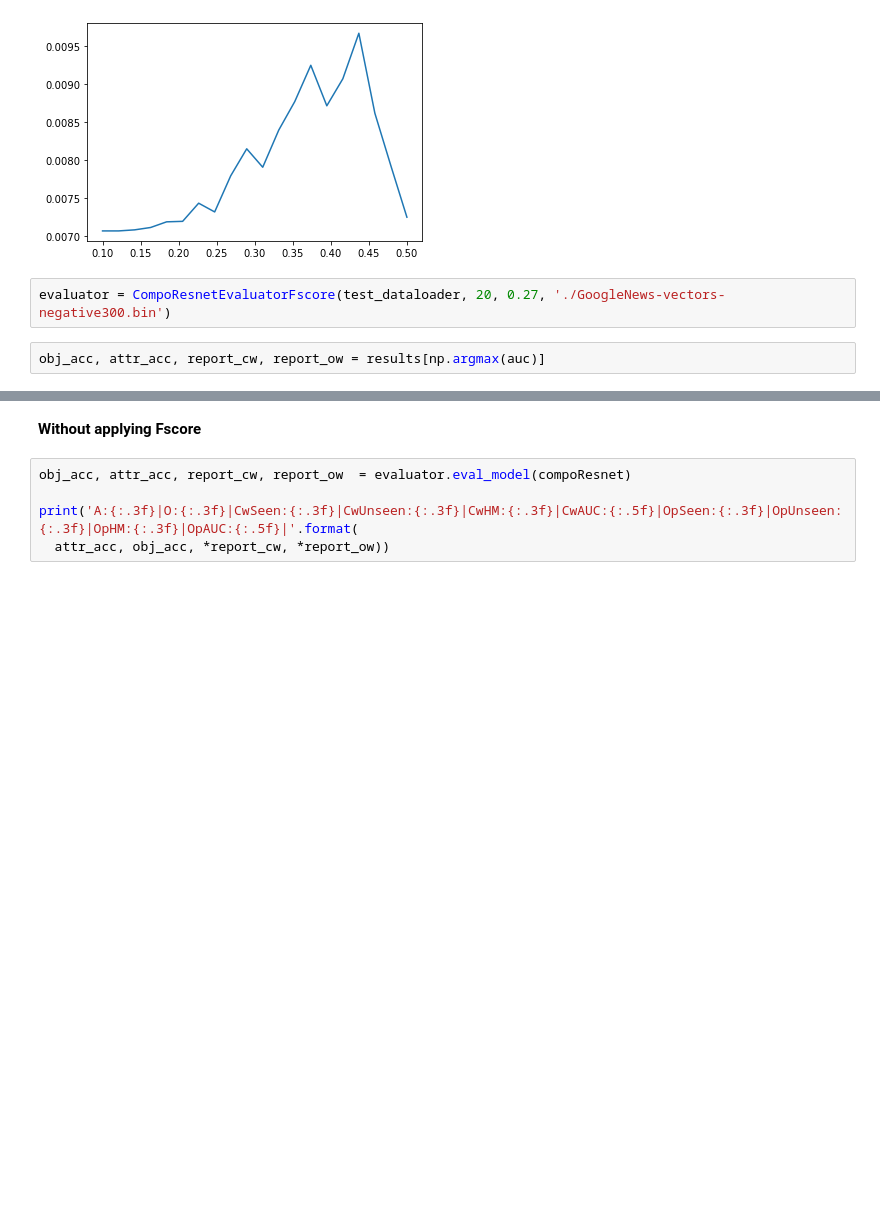
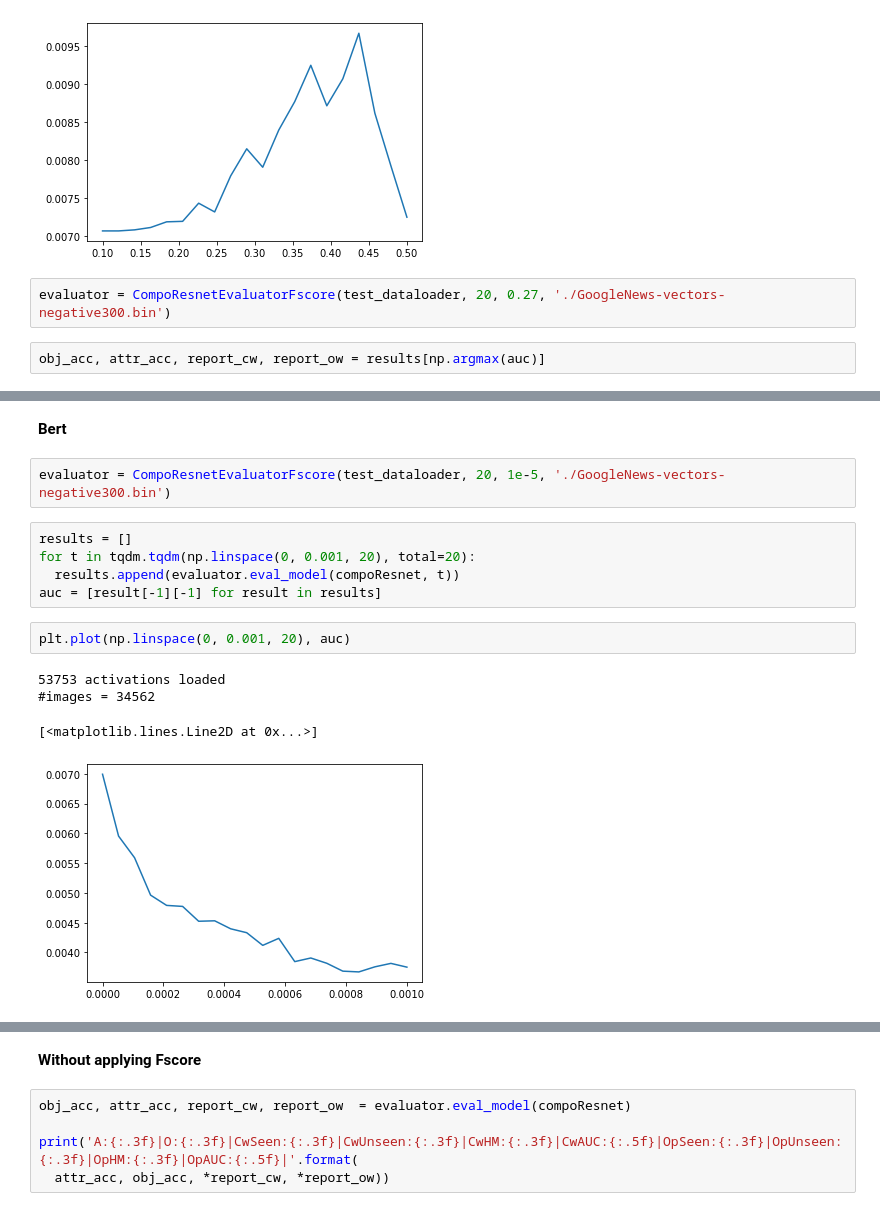
Before and after one commit to WeissZucker/CZSL, a Jupyter notebook: mitstates_tune.ipynb, the cells around one changed output, grey strips where cells are left out. Drawn from its saved outputs; the diff is of its cells as text; blank space fills up the shorter version.

```diff
--- a/mitstates_tune.ipynb
+++ b/mitstates_tune.ipynb
@@ -167,0 +221,16 @@ A:0.180|O:0.280|CwSeen:0.203|CwUnseen:0.143|CwHM:0.102|CwAUC:0.01897|OpSeen:0.20
+# %% [markdown]
+**Bert**
+# %%
+evaluator = CompoResnetEvaluatorFscore(test_dataloader, 20, 1e-5, './GoogleNews-vectors-negative300.bin')
+# %%
+results = []
+for t in tqdm.tqdm(np.linspace(0, 0.001, 20), total=20):
+  results.append(evaluator.eval_model(compoResnet, t))
+auc = [result[-1][-1] for result in results]
+# %%
+plt.plot(np.linspace(0, 0.001, 20), auc)
+# %% [output]
+53753 activations loaded
+#images = 34562
+[<matplotlib.lines.Line2D at 0x...>]
+[figure, added]
```
Also changed, not shown: parts of 31 cells of this notebook.
